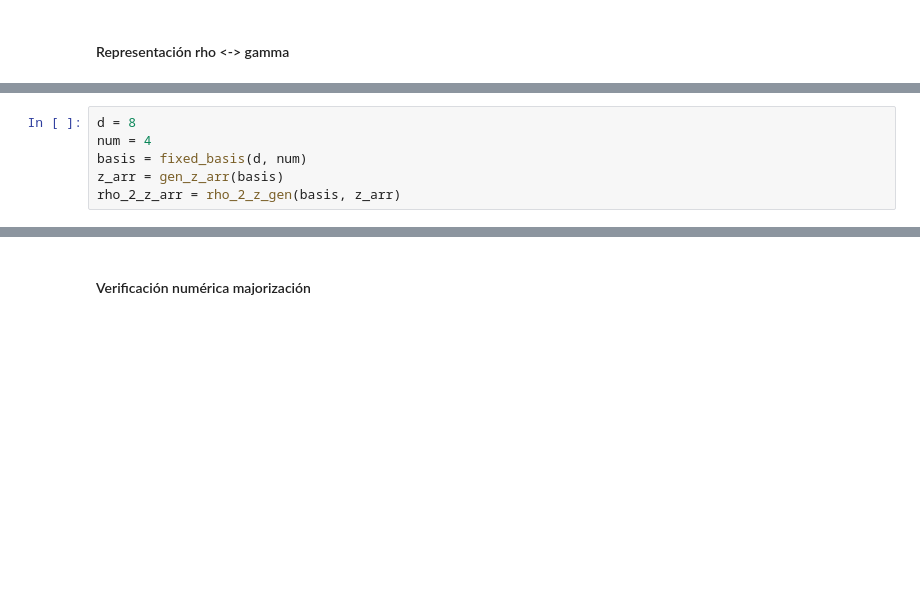
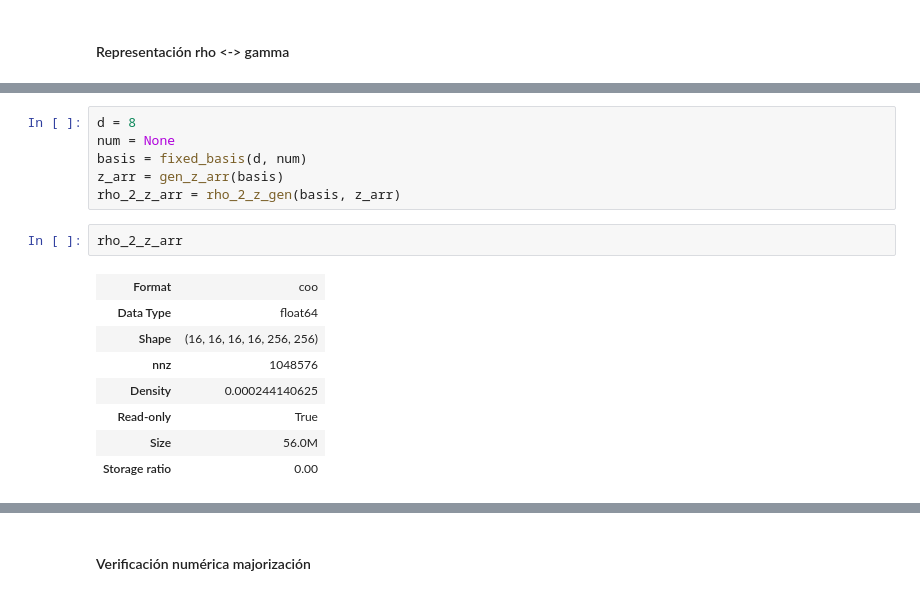
Before and after one commit to aguschanchu/rhoGC, a Jupyter notebook: base.ipynb, the cells around one changed output, grey strips where cells are left out. Saved outputs shown, nothing was run; the diff lists cells and outputs as text; blank space fills up the shorter version.

```diff
--- a/base.ipynb
+++ b/base.ipynb
@@ -424,9 +431,20 @@ def convert_index(basis, rho):
 # %%
 d = 8
-num = 4
+num = None
 basis = fixed_basis(d, num)
 z_arr = gen_z_arr(basis)
 rho_2_z_arr = rho_2_z_gen(basis, z_arr)
+# %%
+rho_2_z_arr
+# %% [output]
+| Format | coo |
+| Data Type | float64 |
+| Shape | (16, 16, 16, 16, 256, 256) |
+| nnz | 1048576 |
+| Density | 0.000244140625 |
+| Read-only | True |
+| Size | 56.0M |
+| Storage ratio | 0.00 |
 # %%
 # Estado random
 vect = np.random.uniform(0,1,basis.size)
```
Also changed, not shown: parts of 5 cells of this notebook.
